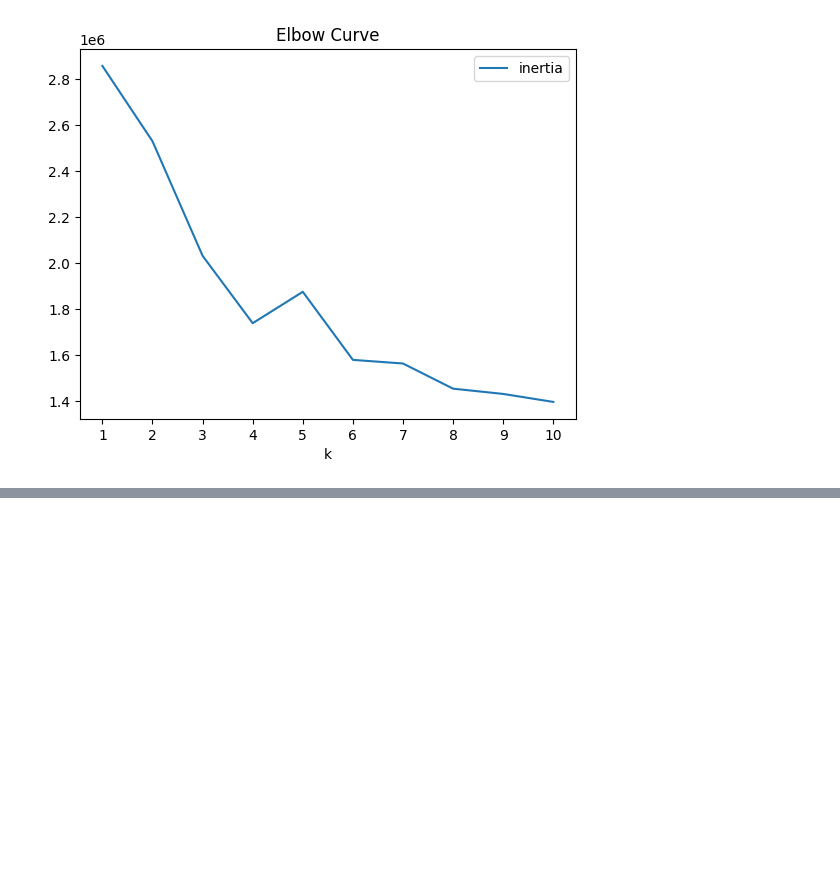
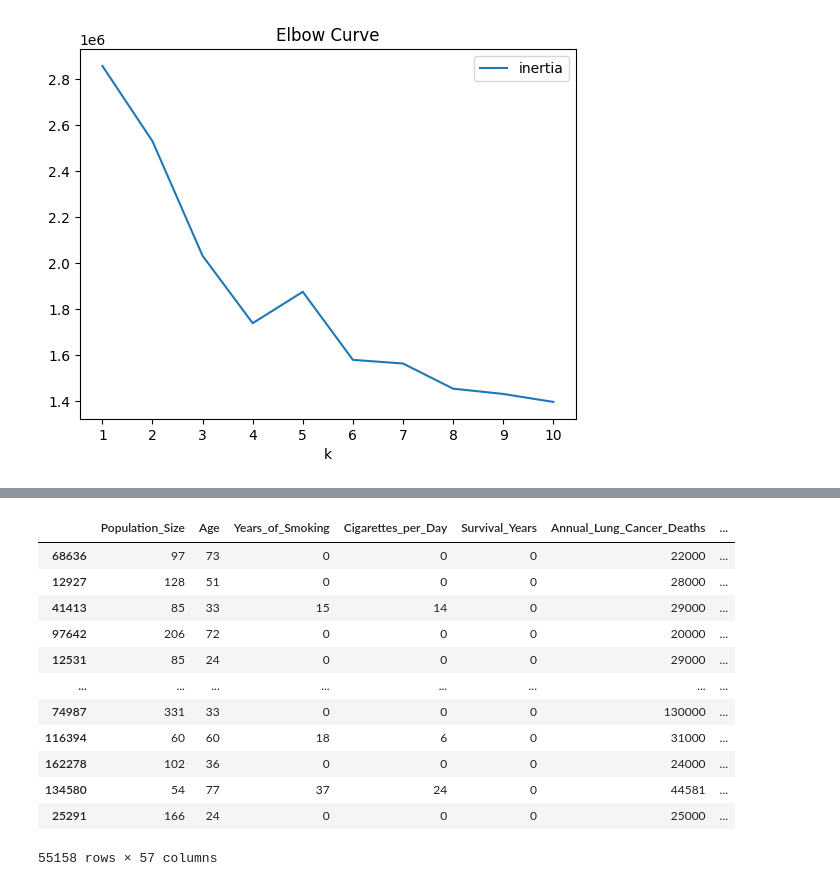
Before and after one commit to sowmyarshetty/Project2-AI-Class, a Jupyter notebook: Project2_AI_Class.ipynb, the cells around one changed output, grey strips where cells are left out. Drawn from its saved outputs; the diff is of its cells as text; code cells hidden in the pictures; blank space fills up the shorter version.

```diff
--- a/Project2_AI_Class.ipynb
+++ b/Project2_AI_Class.ipynb
@@ -148,0 +300,16 @@ df_elbow.plot.line(x="k",
+# %%
+X_test
+# %% [output]
+|  | Population_Size | Age | Years_of_Smoking | Cigarettes_per_Day | Survival_Years | Annual_Lung_Cancer_Deaths | ... |
+| 68636 | 97 | 73 | 0 | 0 | 0 | 22000 | ... |
+| 12927 | 128 | 51 | 0 | 0 | 0 | 28000 | ... |
+| 41413 | 85 | 33 | 15 | 14 | 0 | 29000 | ... |
+| 97642 | 206 | 72 | 0 | 0 | 0 | 20000 | ... |
+| 12531 | 85 | 24 | 0 | 0 | 0 | 29000 | ... |
+| ... | ... | ... | ... | ... | ... | ... | ... |
+| 74987 | 331 | 33 | 0 | 0 | 0 | 130000 | ... |
+| 116394 | 60 | 60 | 18 | 6 | 0 | 31000 | ... |
+| 162278 | 102 | 36 | 0 | 0 | 0 | 24000 | ... |
+| 134580 | 54 | 77 | 37 | 24 | 0 | 44581 | ... |
+| 25291 | 166 | 24 | 0 | 0 | 0 | 25000 | ... |
+55158 rows × 57 columns
```
Also changed, not shown: parts of 23 cells of this notebook.
